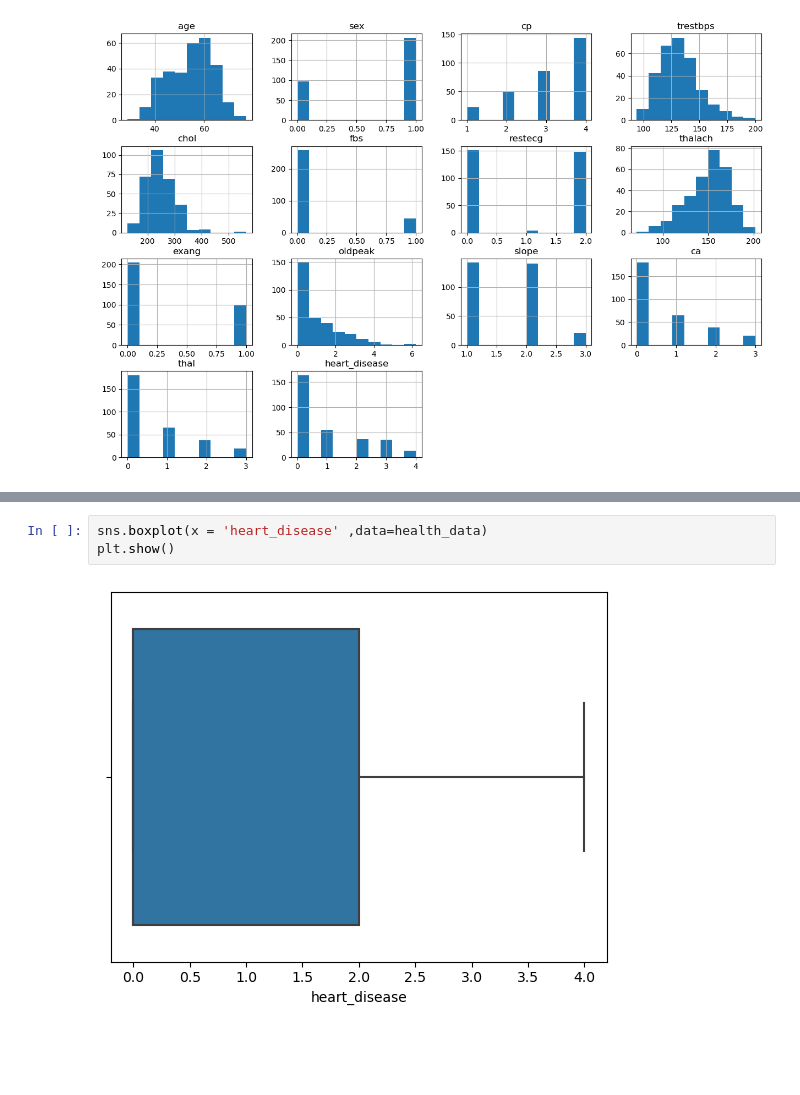
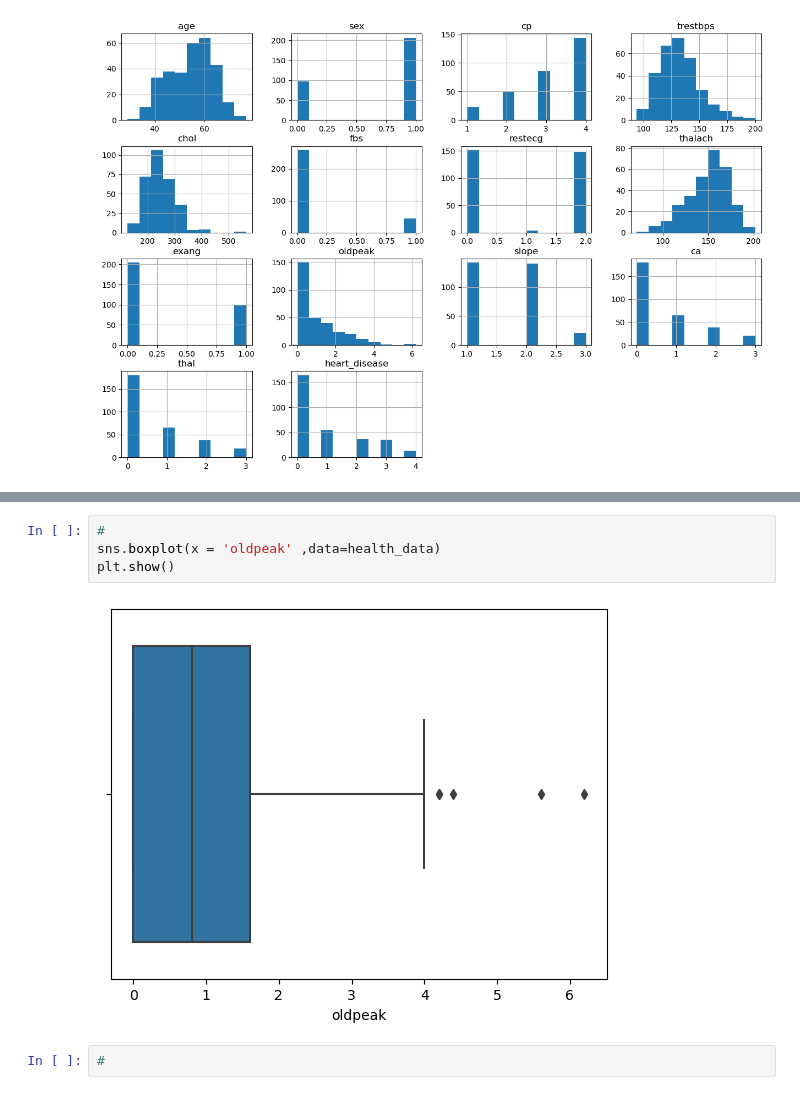
Before and after one commit to Amoako419/Heart_EDA, a Jupyter notebook: eda.ipynb, the cells around one changed output, grey strips where cells are left out. Drawn from its saved outputs; the diff is of its cells as text; blank space fills up the shorter version.

```diff
--- a/eda.ipynb
+++ b/eda.ipynb
@@ -205,5 +211,8 @@ health_data.hist(figsize=(15,10));
 # %%
-sns.boxplot(x = 'heart_disease' ,data=health_data)
+#
+sns.boxplot(x = 'oldpeak' ,data=health_data)
 plt.show()
 # %% [output]
-[figure, old version]
+[figure, new version]
+# %%
+#
```
Also changed, not shown: parts of 1 cell of this notebook.
